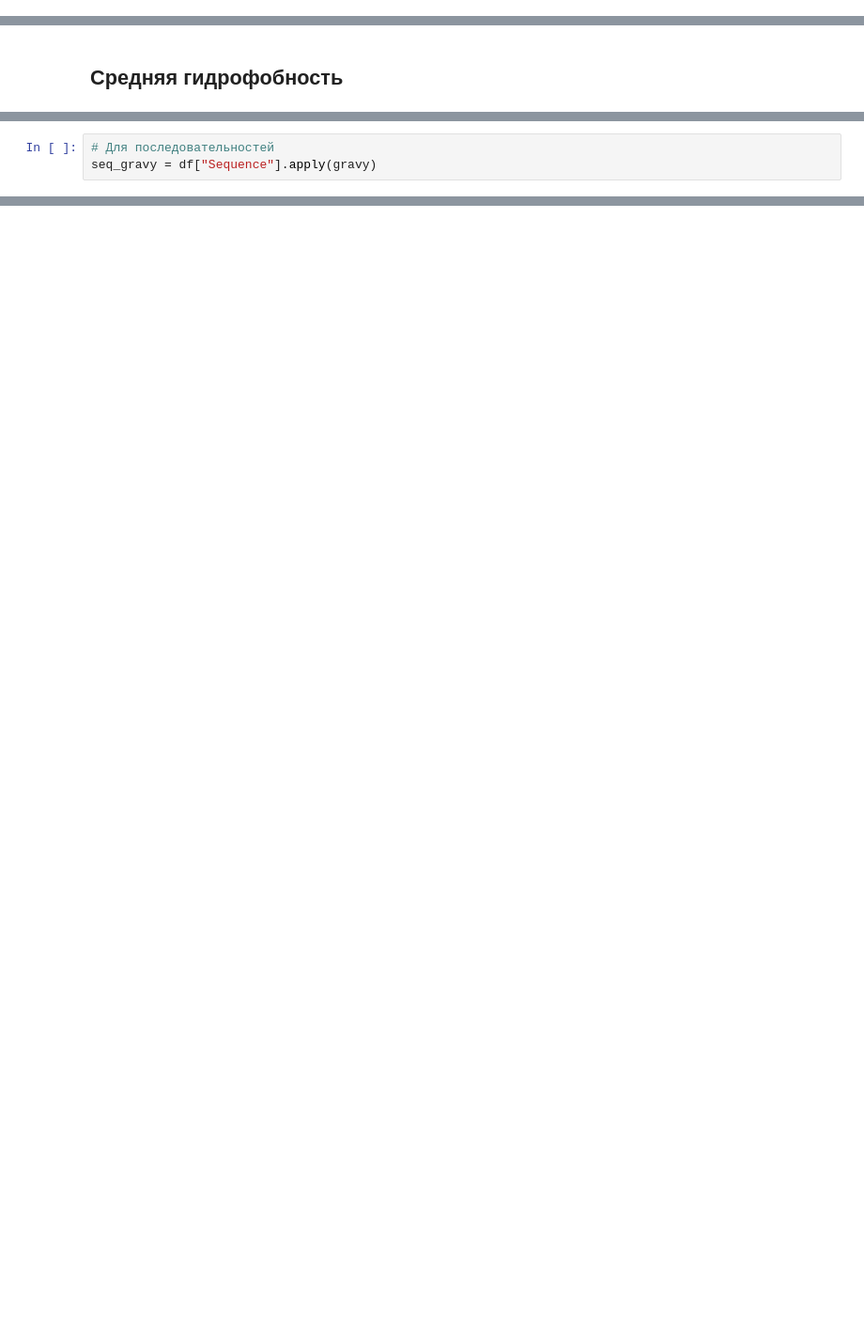
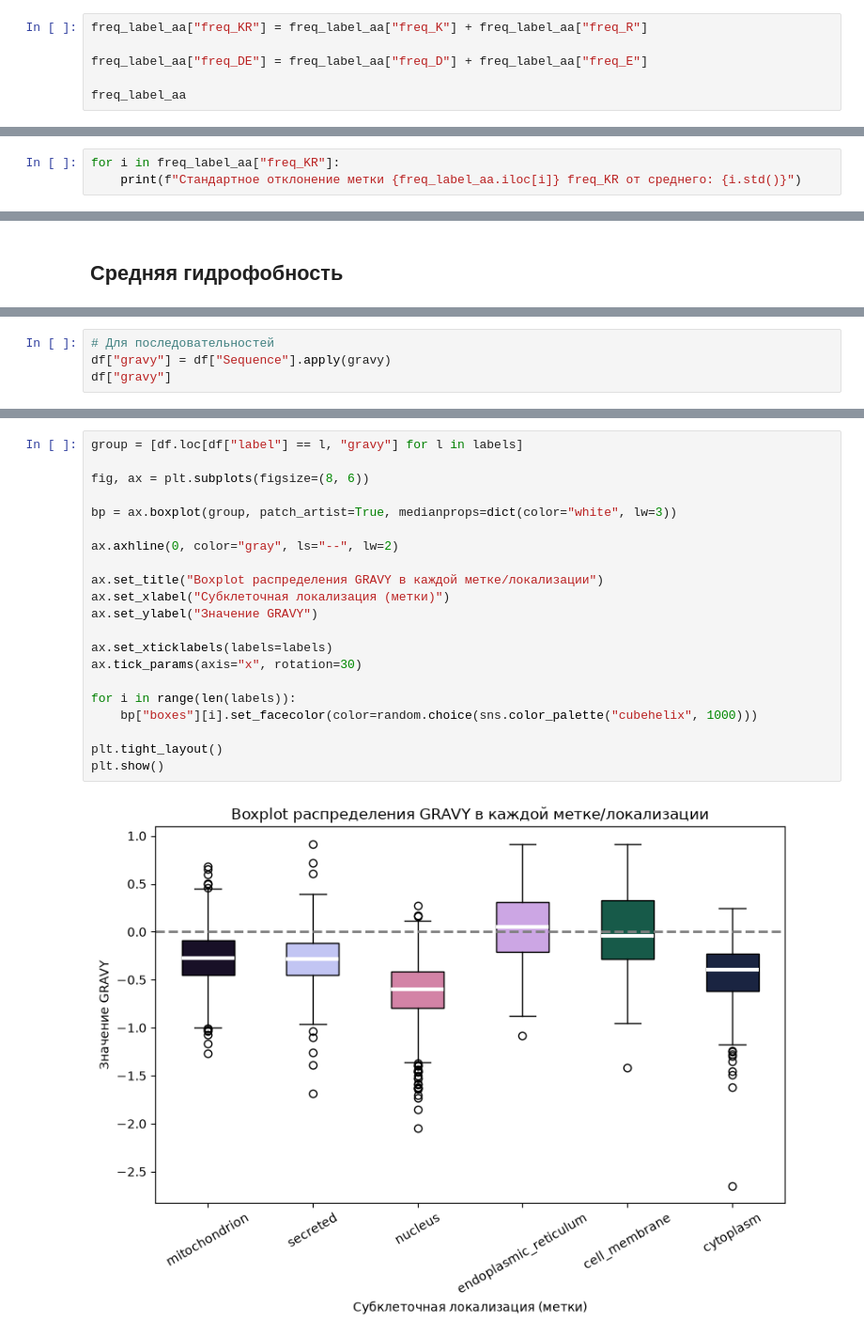
Before and after one commit to EnemyOfDeath7/protein-localization-project, a Jupyter notebook: notebooks/03_eda.ipynb, the cells around one changed output, grey strips where cells are left out. Shown at 94% size. Saved outputs shown, nothing was run; the diff lists cells and outputs as text; blank space fills up the shorter version.

```diff
--- a/notebooks/03_eda.ipynb
+++ b/notebooks/03_eda.ipynb
@@ -367,0 +370,6 @@ plt.show()
+# %%
+freq_label_aa["freq_KR"] = freq_label_aa["freq_K"] + freq_label_aa["freq_R"]
+
+freq_label_aa["freq_DE"] = freq_label_aa["freq_D"] + freq_label_aa["freq_E"]
+
+freq_label_aa
@@ -367,0 +385,3 @@ plt.show()
+# %%
+for i in freq_label_aa["freq_KR"]:
+    print(f"Стандартное отклонение метки {freq_label_aa.iloc[i]} freq_KR от среднего: {i.std()}")
@@ -370,3 +402,4 @@ plt.show()
 # %%
 # Для последовательностей
-seq_gravy = df["Sequence"].apply(gravy)
+df["gravy"] = df["Sequence"].apply(gravy)
+df["gravy"]
@@ -385,0 +432,23 @@ Name: Sequence, dtype: float64
+# %%
+group = [df.loc[df["label"] == l, "gravy"] for l in labels]
+
+fig, ax = plt.subplots(figsize=(8, 6))
+
+bp = ax.boxplot(group, patch_artist=True, medianprops=dict(color="white", lw=3))
+
+ax.axhline(0, color="gray", ls="--", lw=2)
+
+ax.set_title("Boxplot распределения GRAVY в каждой метке/локализации")
+ax.set_xlabel("Субклеточная локализация (метки)")
+ax.set_ylabel("Значение GRAVY")
+
+ax.set_xticklabels(labels=labels)
+ax.tick_params(axis="x", rotation=30)
+
+for i in range(len(labels)):
+    bp["boxes"][i].set_facecolor(color=random.choice(sns.color_palette("cubehelix", 1000)))
+
+plt.tight_layout()
+plt.show()
+# %% [output]
+[figure, added]
```
Also changed, not shown: parts of 15 cells of this notebook.
